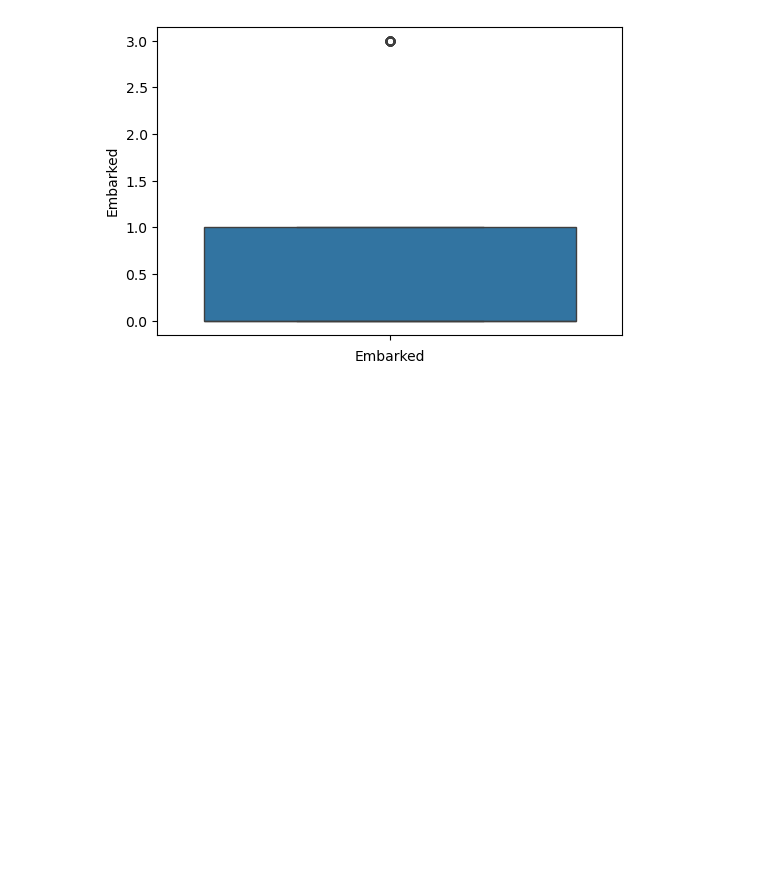
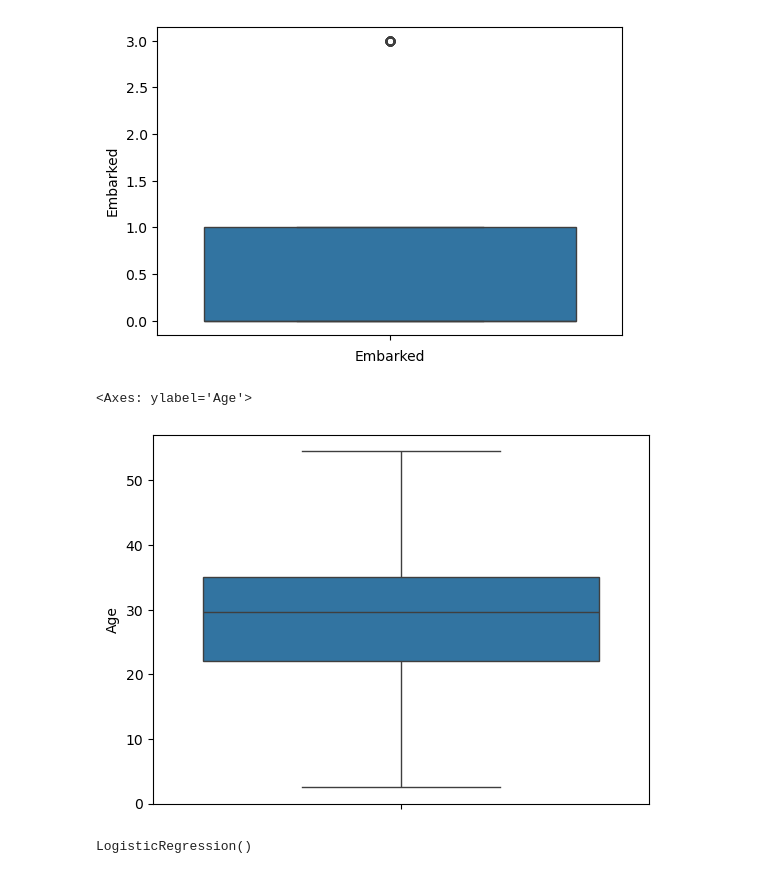
Before and after one commit to Rajat6110/Machine-Learning-100-days, a Jupyter notebook: Day 2 - titanic Dataset/Titanic_dataset.ipynb, the cells around one changed output. Cells and saved outputs as stored; diff of their text form; code cells hidden in the pictures; blank space fills up the shorter version.

```diff
--- a/Day 2 - titanic Dataset/Titanic_dataset.ipynb
+++ b/Day 2 - titanic Dataset/Titanic_dataset.ipynb
@@ -294,3 +294,16 @@ for i in df.columns:
 [figure]
 [figure]
 [figure]
+# %%
+Q3 = df['Age'].quantile(0.75)
+Q1 = df['Age'].quantile(0.25)
+IQR = Q3 - Q1
+lower_bound = Q1 - 1.5 * IQR
+upper_bound = Q3 + 1.5 * IQR
+
+df['Age'] = np.where(df['Age'] > upper_bound , upper_bound , np.where(df['Age'] < lower_bound , lower_bound , df['Age']))
+# %%
+sns.boxplot(df['Age'])
+# %% [output]
+<Axes: ylabel='Age'>
+[figure, added]
@@ -296,0 +318,4 @@ for i in df.columns:
+# %%
+model.fit(X_train , y_train)
+# %% [output]
+LogisticRegression()
```
Also changed, not shown: parts of 6 cells of this notebook.
